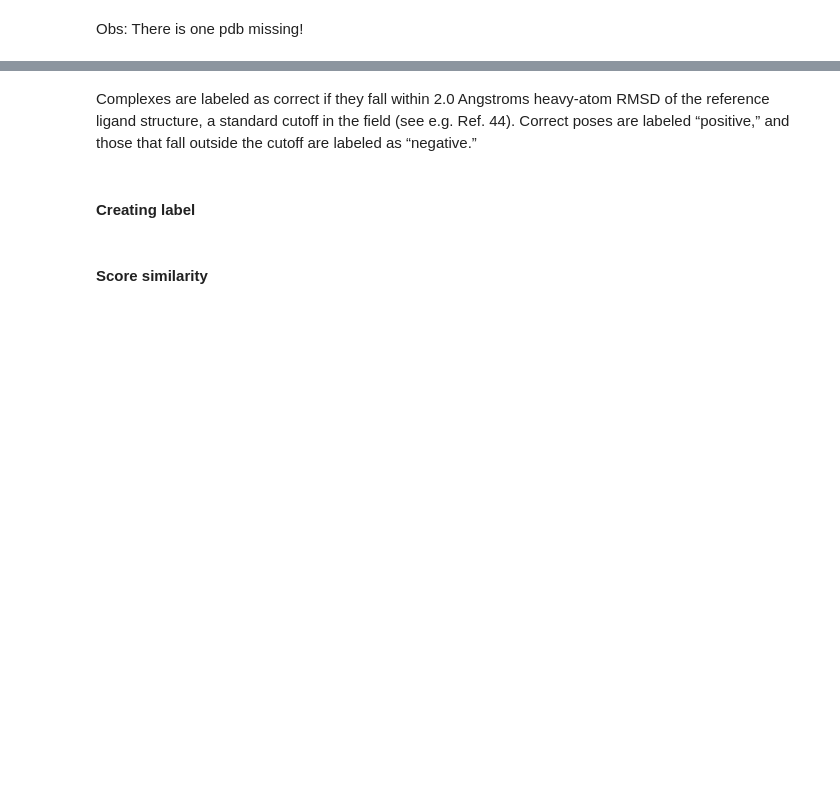
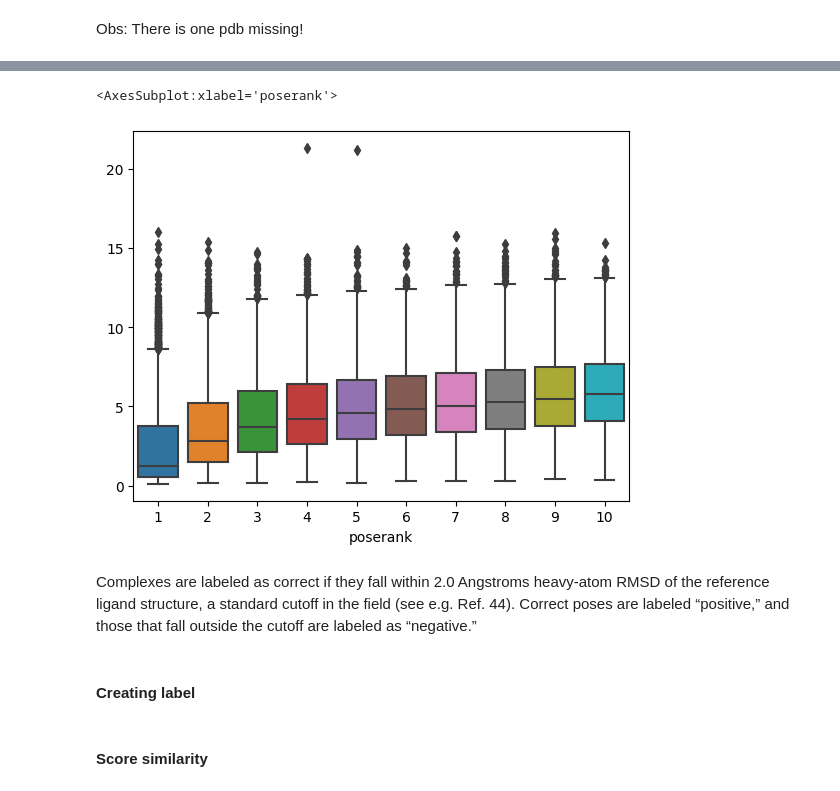
Before and after one commit to glauco-endrigo/BindRanker, a Jupyter notebook: Datafactory/Label.ipynb, the cells around one changed output, grey strips where cells are left out. Saved outputs shown, nothing was run; the diff lists cells and outputs as text; code cells hidden in the pictures; blank space fills up the shorter version.

Commit message:
working with all data

```diff
--- a/Datafactory/Label.ipynb
+++ b/Datafactory/Label.ipynb
@@ -11,7 +11,7 @@ config = Config()
 # %% [markdown]
 #### Rmsd's
 # %%
-rmsd = pd.read_csv(f"{config.data}/rmsd.csv")
+rmsd = pd.read_csv(f"{config.data}/rmsd_refined_set.csv") # rmsd
 # %%
 rmsd['pdb'].nunique()
 # %% [output]
@@ -32,3 +42,8 @@ Name: poserank, dtype: int64
+# %%
+sns.boxplot(rmsd.pivot_table(index = 'pdb', columns = 'poserank', values = 'RMSD'))
+# %% [output]
+<AxesSubplot:xlabel='poserank'>
+[figure, added]
 # %% [markdown]
 Complexes are labeled as correct if they fall within 2.0 Angstroms heavy-atom RMSD of the reference ligand structure, a standard cutoff in the field (see e.g. Ref. 44). Correct poses are labeled “positive,” and those that fall outside the cutoff are labeled as “negative.”
 # %% [markdown]
```
Also changed, not shown: parts of 4 cells of this notebook, 11 other files.
